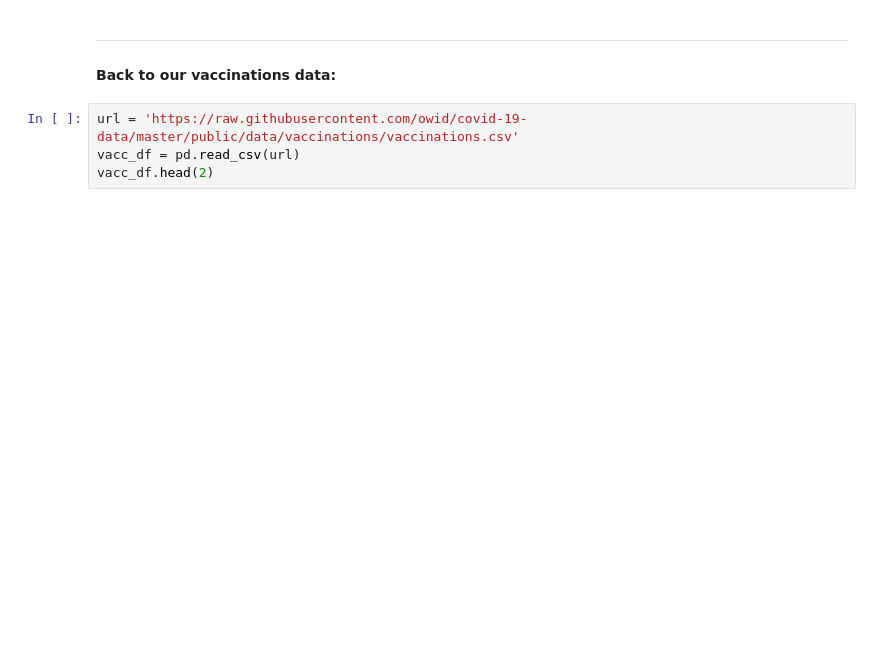
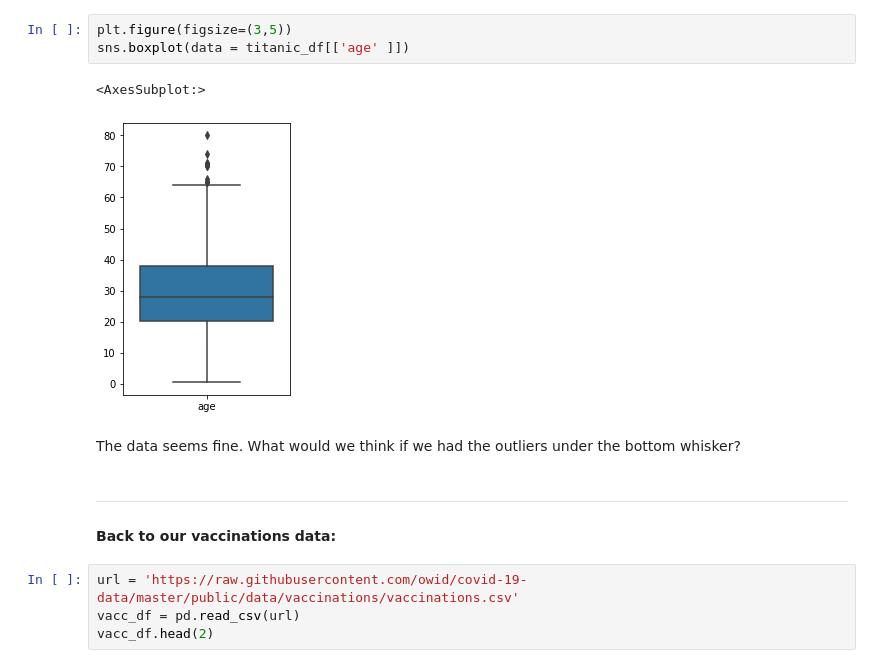
Before and after one commit to nlihin/data-analytics, a Jupyter notebook: unit4.ipynb, the cells around one changed output. Saved outputs shown, nothing was run; the diff lists cells and outputs as text; blank space fills up the shorter version.

```diff
--- a/unit4.ipynb
+++ b/unit4.ipynb
@@ -51,3 +53,11 @@ gym.plot.hist(bins=20, alpha=0.7)
+# %%
+plt.figure(figsize=(3,5))
+sns.boxplot(data = titanic_df[['age' ]])
+# %% [output]
+<AxesSubplot:>
+[figure, added]
+# %% [markdown]
+The data seems fine. What would we think if we had the outliers under the bottom whisker?
 # %% [markdown]
 ---
 #### Back to our vaccinations data:
```
Also changed, not shown: parts of 116 cells of this notebook.
